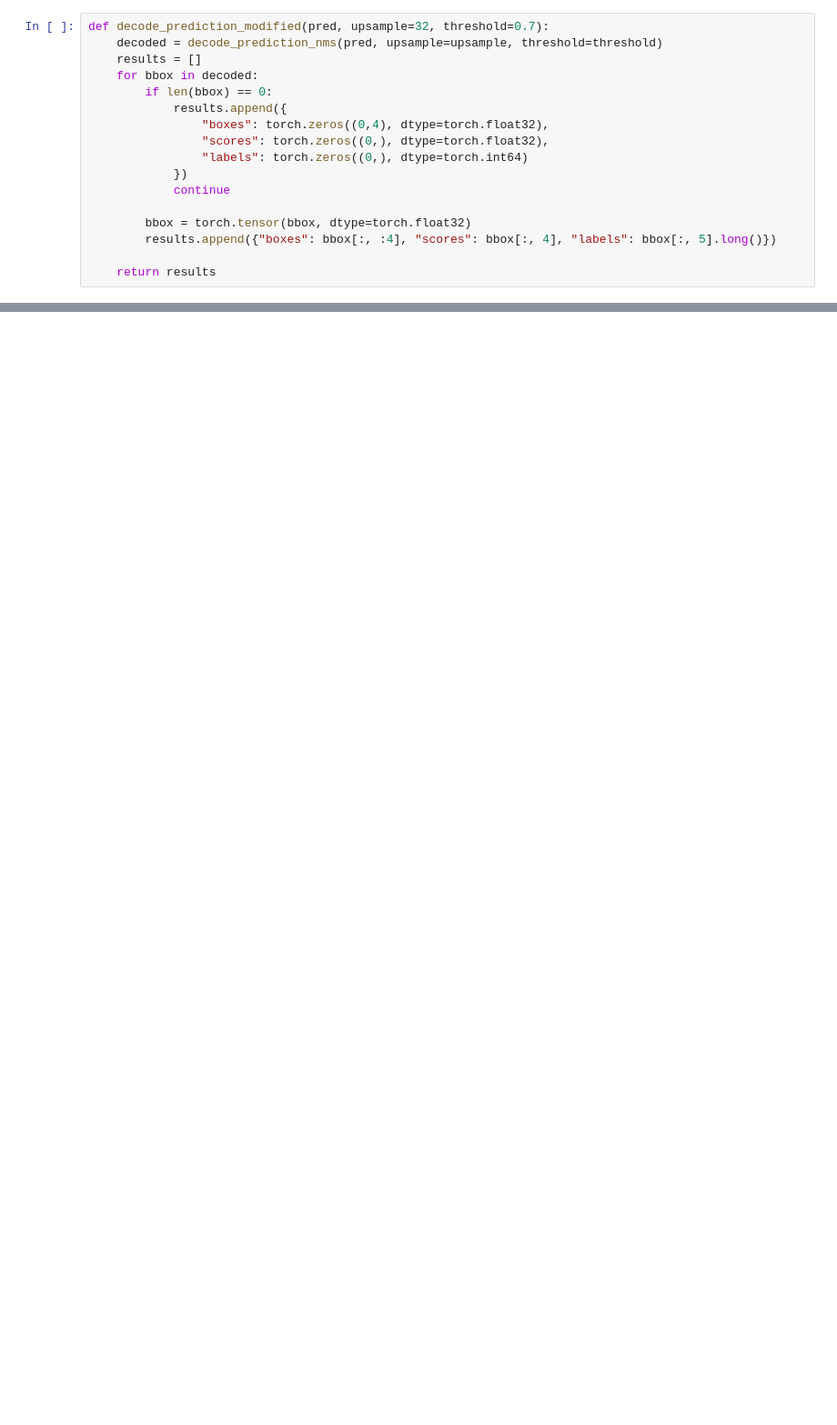
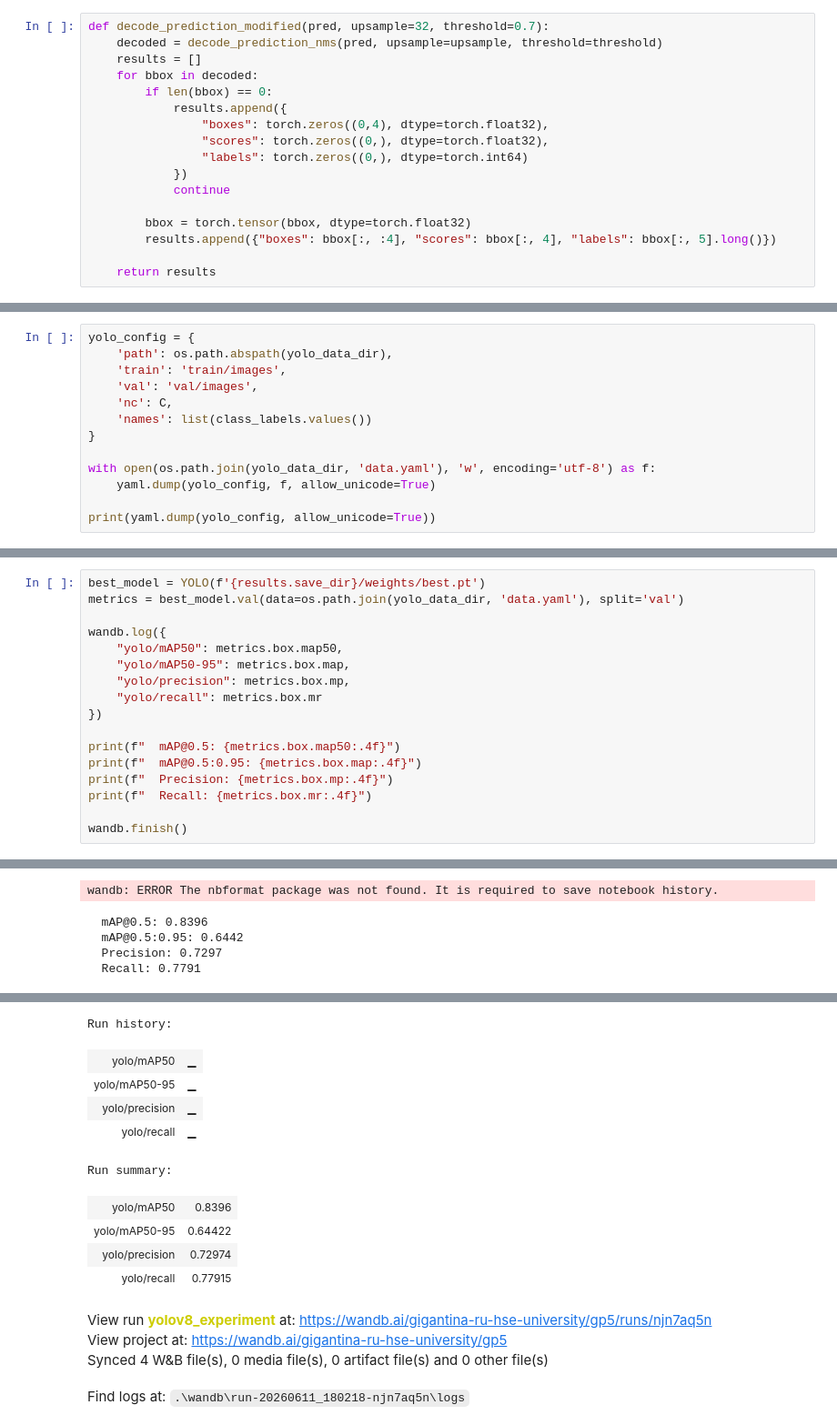
Before and after one commit to gigantina/gp-5, a Jupyter notebook: gp5_cnn_1.ipynb, the cells around one changed output, grey strips where cells are left out. Shown at 91% size. Drawn from its saved outputs; the diff is of its cells as text; blank space fills up the shorter version.

Commit message:
add basic and yolo

```diff
--- a/gp5_cnn_1.ipynb
+++ b/gp5_cnn_1.ipynb
@@ -665,0 +1009,13 @@ print(map_result['map_50'])
+# %%
+yolo_config = {
+    'path': os.path.abspath(yolo_data_dir),
+    'train': 'train/images',
+    'val': 'val/images',
+    'nc': C,
+    'names': list(class_labels.values())
+}
+
+with open(os.path.join(yolo_data_dir, 'data.yaml'), 'w', encoding='utf-8') as f:
+    yaml.dump(yolo_config, f, allow_unicode=True)
+
+print(yaml.dump(yolo_config, allow_unicode=True))
@@ -665,0 +1104,18 @@ print(map_result['map_50'])
+# %%
+best_model = YOLO(f'{results.save_dir}/weights/best.pt')
+metrics = best_model.val(data=os.path.join(yolo_data_dir, 'data.yaml'), split='val')
+
+wandb.log({
+    "yolo/mAP50": metrics.box.map50,
+    "yolo/mAP50-95": metrics.box.map,
+    "yolo/precision": metrics.box.mp,
+    "yolo/recall": metrics.box.mr
+})
+
+print(f"  mAP@0.5: {metrics.box.map50:.4f}")
+print(f"  mAP@0.5:0.95: {metrics.box.map:.4f}")
+print(f"  Precision: {metrics.box.mp:.4f}")
+print(f"  Recall: {metrics.box.mr:.4f}")
+
+wandb.finish()
+# %% [output]
@@ -665,0 +1140,5 @@ print(map_result['map_50'])
+wandb: ERROR The nbformat package was not found. It is required to save notebook history.
+  mAP@0.5: 0.8396
+  mAP@0.5:0.95: 0.6442
+  Precision: 0.7297
+  Recall: 0.7791
@@ -665,0 +1146,14 @@ print(map_result['map_50'])
+Run history:
+| yolo/mAP50 | ▁ |
+| yolo/mAP50-95 | ▁ |
+| yolo/precision | ▁ |
+| yolo/recall | ▁ |
+Run summary:
+| yolo/mAP50 | 0.8396 |
+| yolo/mAP50-95 | 0.64422 |
+| yolo/precision | 0.72974 |
+| yolo/recall | 0.77915 |
+View run yolov8_experiment at: https://wandb.ai/gigantina-ru-hse-university/gp5/runs/njn7aq5n
+View project at: https://wandb.ai/gigantina-ru-hse-university/gp5
+Synced 4 W&B file(s), 0 media file(s), 0 artifact file(s) and 0 other file(s)
+Find logs at: .\wandb\run-20260611_180218-njn7aq5n\logs
```
Also changed, not shown: parts of 31 cells of this notebook, 1 other file.
